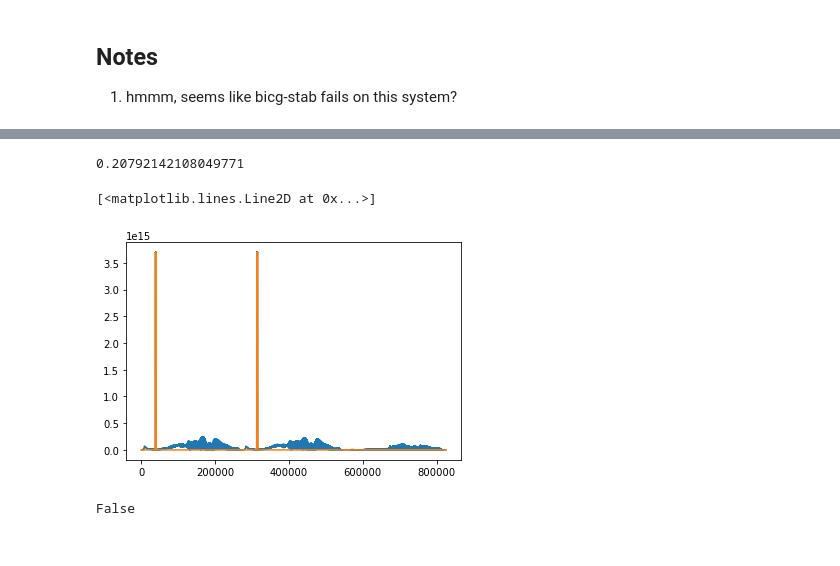
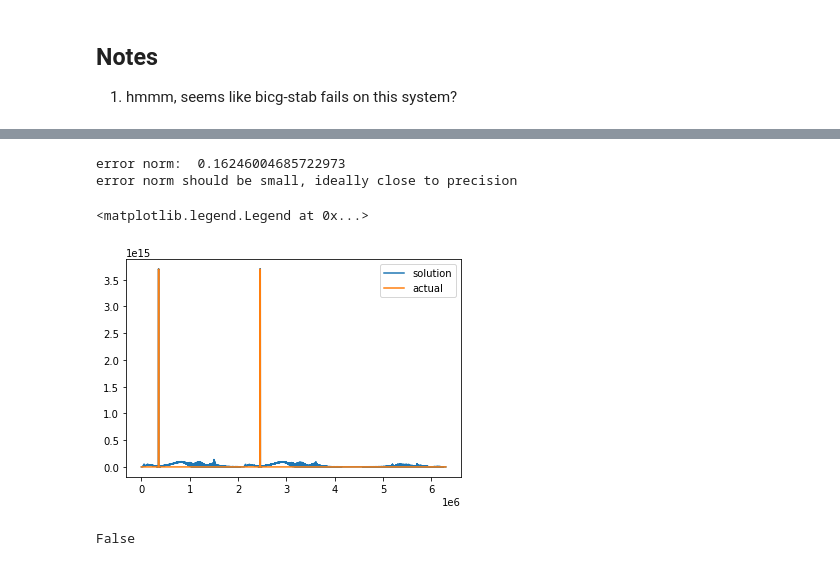
Before and after one commit to zhaonat/py-maxwell-fd3d, a Jupyter notebook: notebooks/photonic crystal slab (LARGE).ipynb, the cells around one changed output, grey strips where cells are left out. Drawn from its saved outputs; the diff is of its cells as text; code cells hidden in the pictures.

```diff
--- a/notebooks/photonic crystal slab (LARGE).ipynb
+++ b/notebooks/photonic crystal slab (LARGE).ipynb
@@ -20,7 +20,7 @@ L0 = 1e-6
 xrange = yrange = np.array([-0.5,0.5])
 zrange = [-1,1];
 radius = 0.25
-Nx = Ny = 50
+Nx = Ny = 100
 
 x = np.linspace(xrange[0], xrange[1], Nx)
 y = np.linspace(yrange[0], yrange[1], Ny)
@@ -40,6 +40,6 @@ eps_r = np.ones((Nx,Ny,Nz))
 N = [Nx,Ny,Nz]
 # %%
 print(eps_r.shape)
-for k in range(50,80):
+for k in range(100,150):
     eps_r[:,:,k] = slab_plane
 # %% [output]
@@ -48,8 +48,8 @@ for k in range(50,80):
 Jz = np.zeros(N);
 Jy = np.zeros(N);
 Jx = np.zeros(N);
-Jx[:,:,15] = 1;
-Jy[:,:,15] = 1
+Jx[:,:,35] = 1;
+Jy[:,:,35] = 1
 eps_r_tensor_dict = {
     'eps_xx': eps_r,
     'eps_yy': eps_r.copy(),
@@ -84,6 +84,6 @@ A,b, Ch = fd3d.curlcurlE(L0,
 from scipy.sparse.linalg import spilu
 # %%
 %%time
-x, info = bicgstab(A,b, maxiter = 1000);
+x, info = bicgstab(A,b, maxiter = 1500);
 print(info)
 # %% [output]
@@ -152,12 +153,14 @@ for i in range(0,N[0],2):
 # %%
-print(np.linalg.norm(A@x-b)/np.linalg.norm(b))
-
+print('error norm: ',np.linalg.norm(A@x-b)/np.linalg.norm(b))
+print('error norm should be small, ideally close to precision')
 plt.plot(np.abs(A@x))
 plt.plot(np.abs(b))
+plt.legend(('solution','actual'))
 # %% [output]
-0.20792142108049771
+error norm:  0.16246004685722973
+error norm should be small, ideally close to precision
-[<matplotlib.lines.Line2D at 0x...>]
+<matplotlib.legend.Legend at 0x...>
-[figure, old version]
+[figure, new version]
 # %%
 print(np.allclose(A@x, b))
 # %% [output]
```
Also changed, not shown: parts of 10 cells of this notebook, 3 other files.
